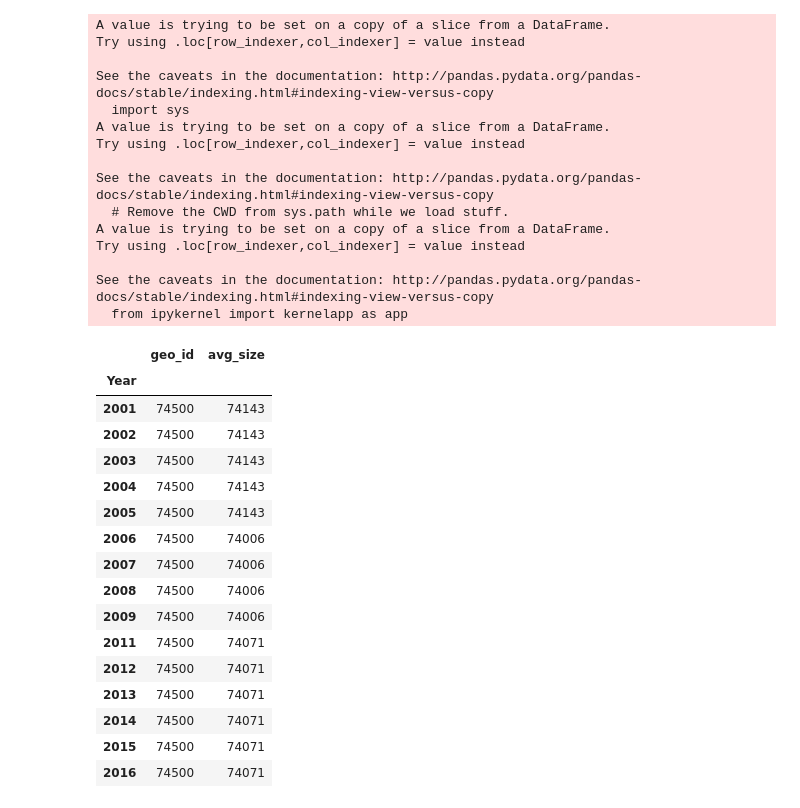
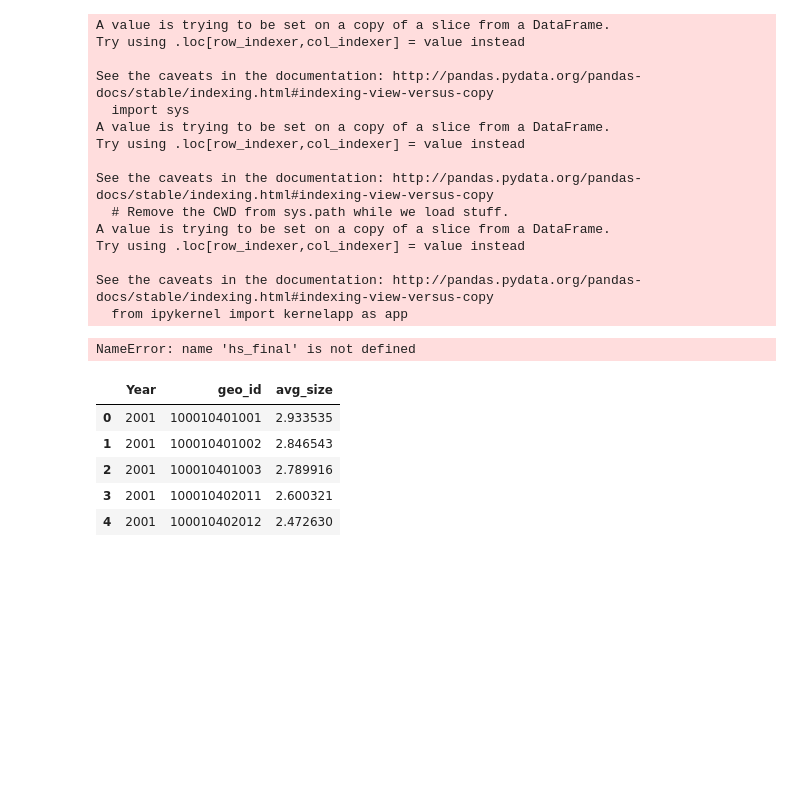
Before and after one commit to justincohler/evictions-learn, a Jupyter notebook: src/data/Gathering and Cleaning Census Data .ipynb, the cells around one changed output. Drawn from its saved outputs; the diff is of its cells as text; code cells hidden in the pictures; blank space fills up the shorter version.

```diff
--- a/src/data/Gathering and Cleaning Census Data .ipynb
+++ b/src/data/Gathering and Cleaning Census Data .ipynb
@@ -267,26 +281,20 @@ Try using .loc[row_indexer,col_indexer] = value instead
 See the caveats in the documentation: http://pandas.pydata.org/pandas-docs/stable/indexing.html#indexing-view-versus-copy
   from ipykernel import kernelapp as app
 # %%
-hs_final.groupby('Year').count()
+hs_final.groupby('Year').max()
 # %% [output]
-|  | geo_id | avg_size |
-| Year |  |  |
-| 2001 | 74500 | 74143 |
-| 2002 | 74500 | 74143 |
-| 2003 | 74500 | 74143 |
-| 2004 | 74500 | 74143 |
-| 2005 | 74500 | 74143 |
-| 2006 | 74500 | 74006 |
-| 2007 | 74500 | 74006 |
-| 2008 | 74500 | 74006 |
-| 2009 | 74500 | 74006 |
-| 2011 | 74500 | 74071 |
-| 2012 | 74500 | 74071 |
-| 2013 | 74500 | 74071 |
-| 2014 | 74500 | 74071 |
-| 2015 | 74500 | 74071 |
-| 2016 | 74500 | 74071 |
+NameError: name 'hs_final' is not defined
 # %%
 hs_final.to_csv('census/hs_final.csv', index = False)
 # %%
 hs_final.head()
+# %%
+hstest = pd.read_csv('census/hs_final.csv')
+hstest.head()
+# %% [output]
+|  | Year | geo_id | avg_size |
+| 0 | 2001 | 100010401001 | 2.933535 |
+| 1 | 2001 | 100010401002 | 2.846543 |
+| 2 | 2001 | 100010401003 | 2.789916 |
+| 3 | 2001 | 100010402011 | 2.600321 |
+| 4 | 2001 | 100010402012 | 2.472630 |
```
Also changed, not shown: parts of 21 cells of this notebook.
